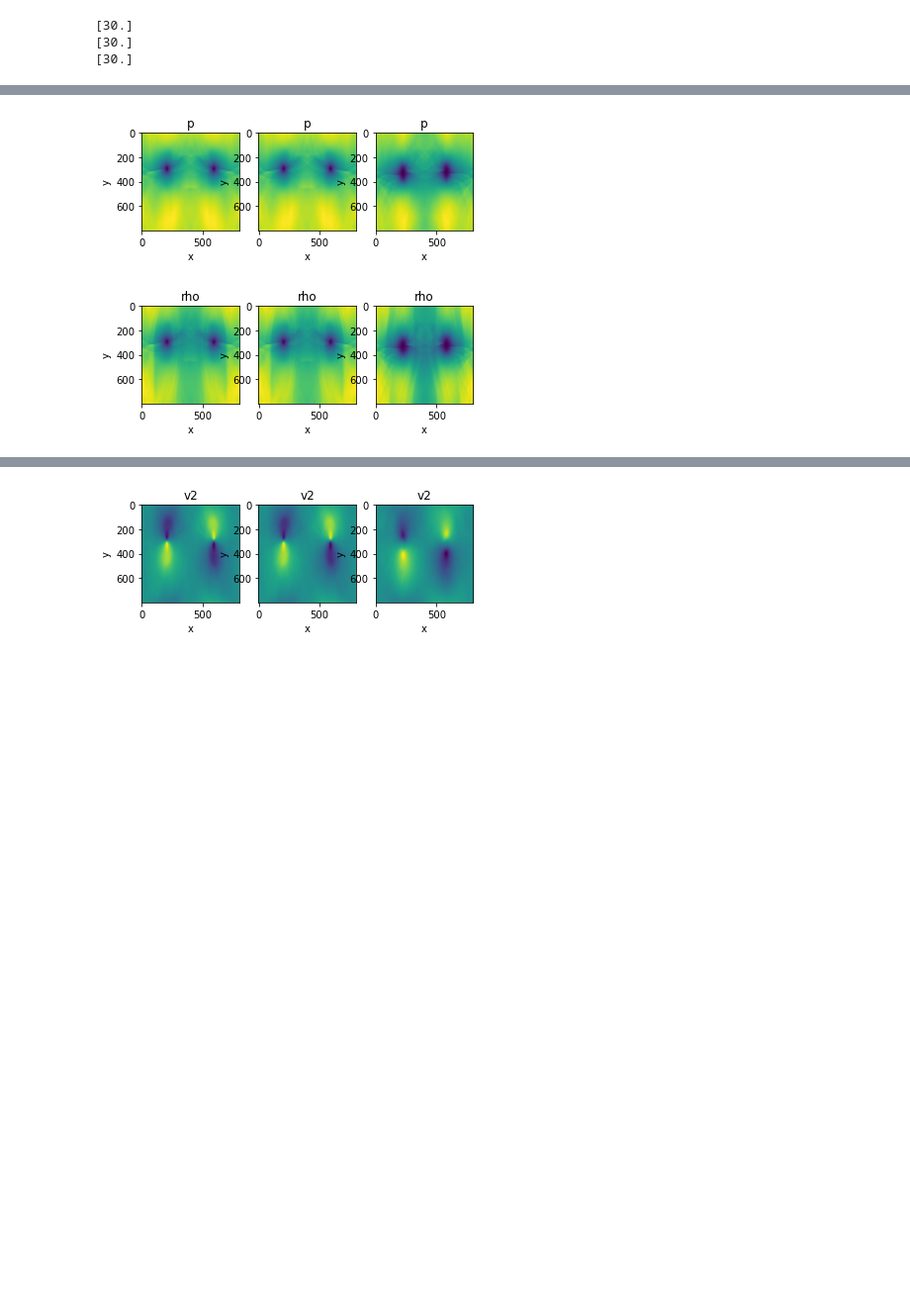
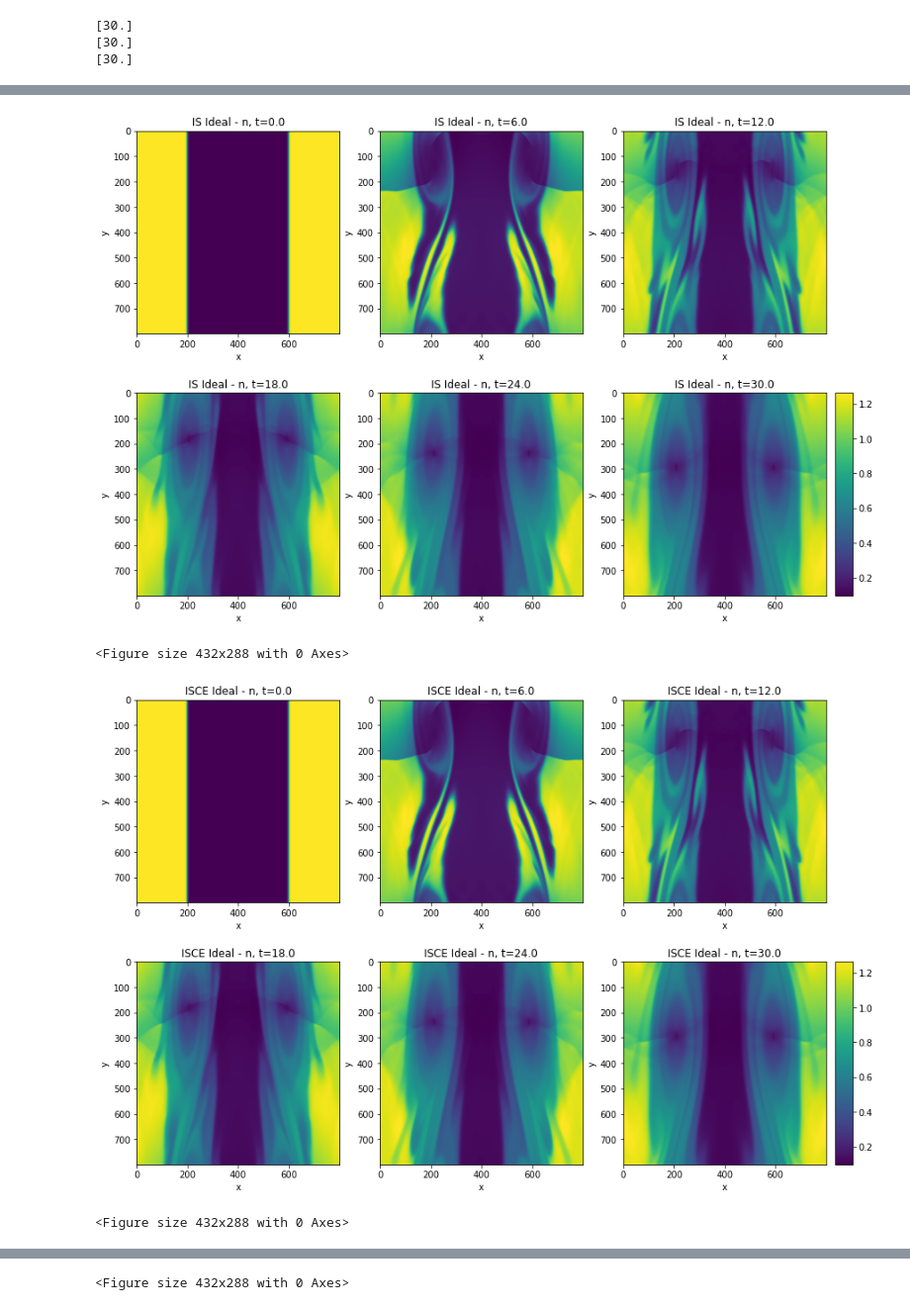
Before and after one commit to MarcusHatton/Plotting, a Jupyter notebook: ConfirmationReportPlots.ipynb, the cells around one changed output, grey strips where cells are left out. Shown at 99% size. Cells and saved outputs as stored; diff of their text form; code cells hidden in the pictures; blank space fills up the shorter version.

```diff
--- a/ConfirmationReportPlots.ipynb
+++ b/ConfirmationReportPlots.ipynb
@@ -25,7 +27,7 @@ fs_BDNK = []
 for n in range(11):
     fs_IS.append(h5py.File(f'IS/KH/Ideal/dp_800x800x0_{n}.hdf5', 'r'))
     fs_ISCE.append(h5py.File(f'ISCE/KH/Ideal/dp_800x800x0_{n}.hdf5', 'r'))
-    fs_BDNK.append(h5py.File(f'BDNK/KH/800x800/dp_800x800x0_{n}.hdf5', 'r'))
+    fs_BDNK.append(h5py.File(f'BDNK/KH/Ideal/dp_800x800x0_{n}.hdf5', 'r'))
 fss = [fs_IS, fs_ISCE, fs_BDNK]
 names = ['IS Ideal','ISCE Ideal','BDNK Ideal']
 # %%
@@ -67,0 +109,14 @@ for quant in['D','Tau','S1']:
+# %%
+for quant in['n','p','rho','v1','v2']:
+    fig, axes = plt.subplots(1,3,figsize=(14, 10))
+    for fs, name, sp in zip(fss, names, axes):
+        im = sp.imshow(fs[-1]['Primitive/'+quant],label=name)
+        sp.set_title(name+' - '+quant)
+        sp.set_xlabel('x')
+        sp.set_ylabel('y')
+#     cbar_ax = fig.add_axes([0.95, 0.1, 0.02, 0.8])
+    cax = fig.add_axes([axes[2].get_position().x1+0.01,axes[2].get_position().y0,0.02,axes[2].get_position().height])
+#     fig.colorbar(im,fraction=0.1, pad=0.14)#cax=cbar_ax)
+    fig.colorbar(im,cax=cax)
+    plt.show()
+    plt.savefig("ConfirmationReportPlots/KH/PrimsIDCompare_"+quant+".pdf")
@@ -68,13 +134,20 @@ for quant in['D','Tau','S1']:
 # %%
-for quant in['p','rho','v1','v2']:
-    fig, axes = plt.subplots(1,3)
-    for fs, name, sp in zip(fss, names, axes):
-        sp.imshow(fs[-1]['Primitive/'+quant],label=name)
-        sp.set_title(quant)
-        sp.set_xlabel('x')
-        sp.set_ylabel('y')
-    plt.show()
-#     plt.savefig("ConfirmationReport/ConsIDCompare_"+quant+".pdf")
+for quant in['n']:
+    for fs, name in zip(fss,names):
+        fig, axes = plt.subplots(2,3,figsize=(14, 10))
+        for f, sp in zip(fs[::2], axes.flatten()):
+            im = sp.imshow(f['Primitive/'+quant],label=name)
+            sp.set_title(name+' - '+quant+', '+'t='+str(f.attrs['t'][0]))
+            sp.set_xlabel('x')
+            sp.set_ylabel('y')
+    #     cbar_ax = fig.add_axes([0.95, 0.1, 0.02, 0.8])
+        cax = fig.add_axes([axes.flatten()[-1].get_position().x1+0.01,axes.flatten()[-1].get_position().y0,0.02,axes.flatten()[-1].get_position().height])
+    #     fig.colorbar(im,fraction=0.1, pad=0.14)#cax=cbar_ax)
+        fig.colorbar(im,cax=cax)
+        plt.show()
+        plt.savefig("ConfirmationReportPlots/KH/nEvolution_"+name+".pdf")
 # %% [output]
-[figure, old version]
+[figure, new version]
+<Figure size 432x288 with 0 Axes>
-[figure, old version]
+[figure, new version]
+<Figure size 432x288 with 0 Axes>
@@ -82 +155 @@ for quant in['p','rho','v1','v2']:
-[figure, removed]
+<Figure size 432x288 with 0 Axes>
```
Also changed, not shown: parts of 7 cells of this notebook, 2 other files.
